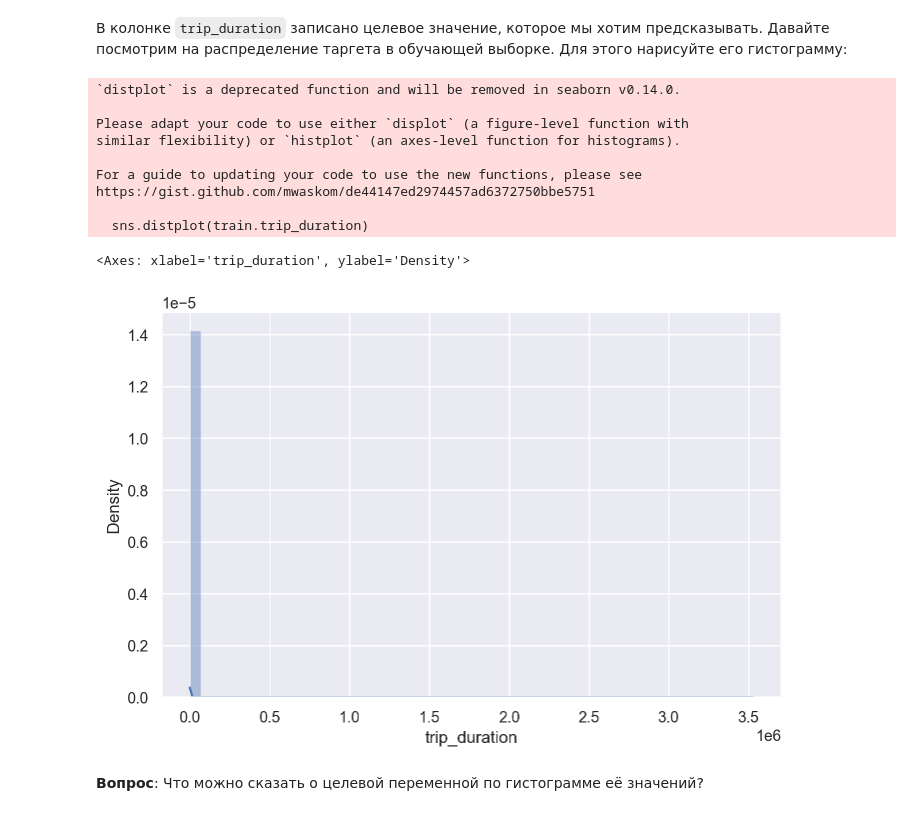
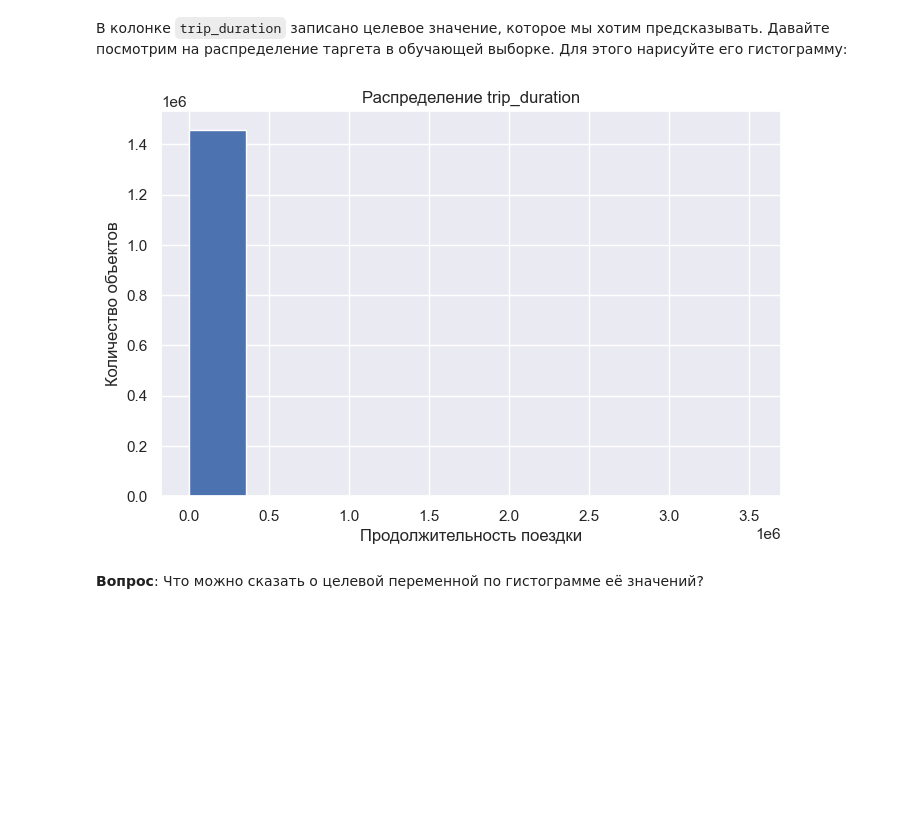
Before and after one commit to Nojatij/ml_courses, a Jupyter notebook: 1_st_course/homework/hw2/homework-practice-02-linregr.ipynb, the cells around one changed output. Drawn from its saved outputs; the diff is of its cells as text; code cells hidden in the pictures; blank space fills up the shorter version.

```diff
--- a/1_st_course/homework/hw2/homework-practice-02-linregr.ipynb
+++ b/1_st_course/homework/hw2/homework-practice-02-linregr.ipynb
@@ -45,15 +45,22 @@ import pandas as pd
 import numpy as np
 import matplotlib.pyplot as plt
 import seaborn as sns
-from IPython.display import display
+from sklearn.dummy import DummyRegressor
+from sklearn.model_selection import train_test_split
+from sklearn.metrics import mean_squared_error
+from sklearn.linear_model import Ridge
+from haversine import haversine, Unit
+from sklearn.pipeline import make_pipeline
+from sklearn.preprocessing import StandardScaler
+from sklearn.linear_model import Lasso
+from sklearn.model_selection import GridSearchCV
+from sklearn.pipeline import Pipeline
 
 %matplotlib inline
-%config InlineBackend.figure_format = 'retina'
-sns.set(style='darkgrid', palette='deep')
-
 plt.rcParams['figure.figsize'] = 8, 5
 plt.rcParams['font.size'] = 12
 plt.rcParams['savefig.format'] = 'pdf'
+sns.set(style="darkgrid")
 # %% [markdown]
 **Задание 1 (1 балл)**. Мы будем работать с данными из соревнования [New York City Taxi Trip Duration](https://www.kaggle.com/c/nyc-taxi-trip-duration/overview), в котором нужно было предсказать длительность поездки на такси. Скачайте обучающую выборку из этого соревнования и загрузите ее:
 # %%
@@ -68,19 +75,12 @@ test.pickup_datetime =  pd.to_datetime(test.pickup_datetime)
 # %% [markdown]
 В колонке `trip_duration` записано целевое значение, которое мы хотим предсказывать. Давайте посмотрим на распределение таргета в обучающей выборке. Для этого нарисуйте его гистограмму:
-# %%
-sns.distplot(train.trip_duration)
-# %% [output]
-`distplot` is a deprecated function and will be removed in seaborn v0.14.0.
-
-Please adapt your code to use either `displot` (a figure-level function with
-similar flexibility) or `histplot` (an axes-level function for histograms).
-
-For a guide to updating your code to use the new functions, please see
-https://gist.github.com/mwaskom/de44147ed2974457ad6372750bbe5751
-
-  sns.distplot(train.trip_duration)
-<Axes: xlabel='trip_duration', ylabel='Density'>
-[figure, removed]
+# %%
+plt.hist(train['trip_duration'])
+plt.xlabel('Продолжительность поездки')
+plt.ylabel('Количество объектов')
+plt.title('Распределение trip_duration');
+# %% [output]
+[figure, added]
 # %% [markdown]
 **Вопрос**: Что можно сказать о целевой переменной по гистограмме её значений?
 # %% [markdown]
```
Also changed, not shown: parts of 64 cells of this notebook, 4 other files.
